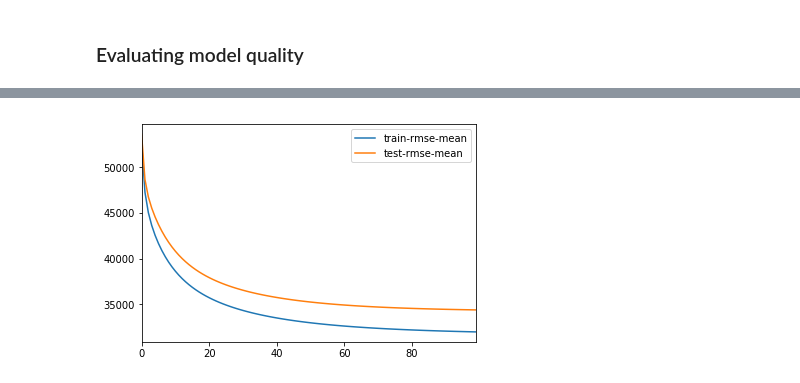
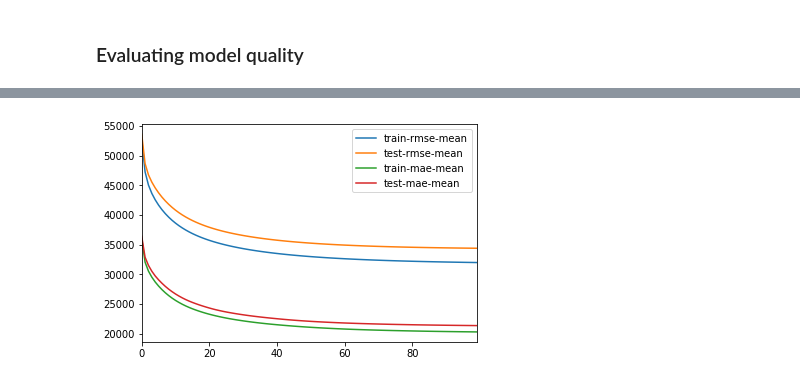
Before and after one commit to sushant2811/NLPandDeepLearning, a Jupyter notebook: XGBoost.ipynb, the cells around one changed output, grey strips where cells are left out. Cells and saved outputs as stored; diff of their text form; code cells hidden in the pictures.

Commit message:
cross validation with rmse and mae

```diff
--- a/XGBoost.ipynb
+++ b/XGBoost.ipynb
@@ -118,7 +118,7 @@ cv_results.plot(y = ['train-rmse-mean', 'test-rmse-mean']);
 # %%
 cv_results_linear = xgb.cv(dtrain=housing_dmatrix, params={"objective":"reg:linear", "booster":"gblinear", \
                                                            "max_depth":4}, nfold=4, num_boost_round=100, \
-                           metrics = "rmse", as_pandas=True, seed=123)
+                           metrics = ["rmse", "mae"], as_pandas=True, seed=123)
 # %%
 cv_results_linear.tail()
 # %% [output]
@@ -140,4 +140,4 @@ cv_results.tail()
 # %%
-cv_results_linear.plot(y = ['train-rmse-mean', 'test-rmse-mean']);
+cv_results_linear.plot(y = ['train-rmse-mean', 'test-rmse-mean', 'train-mae-mean', 'test-mae-mean']);
 # %% [output]
-[figure, old version]
+[figure, new version]
```
Also changed, not shown: parts of 4 cells of this notebook.
